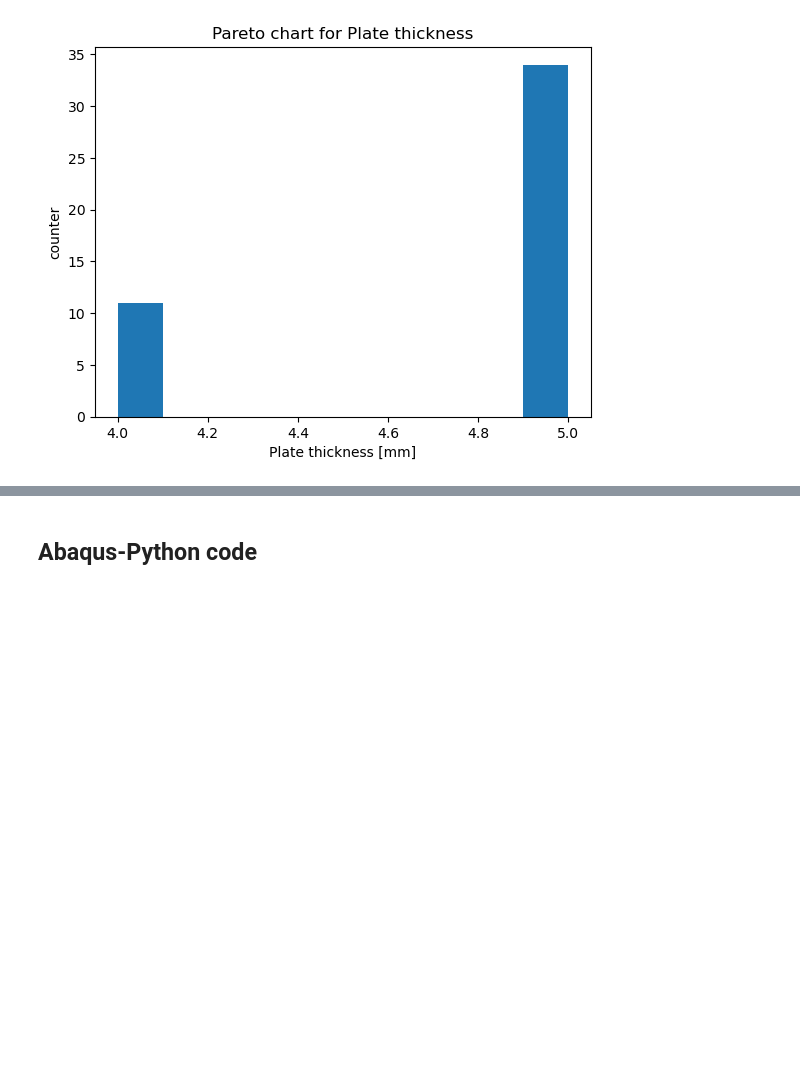
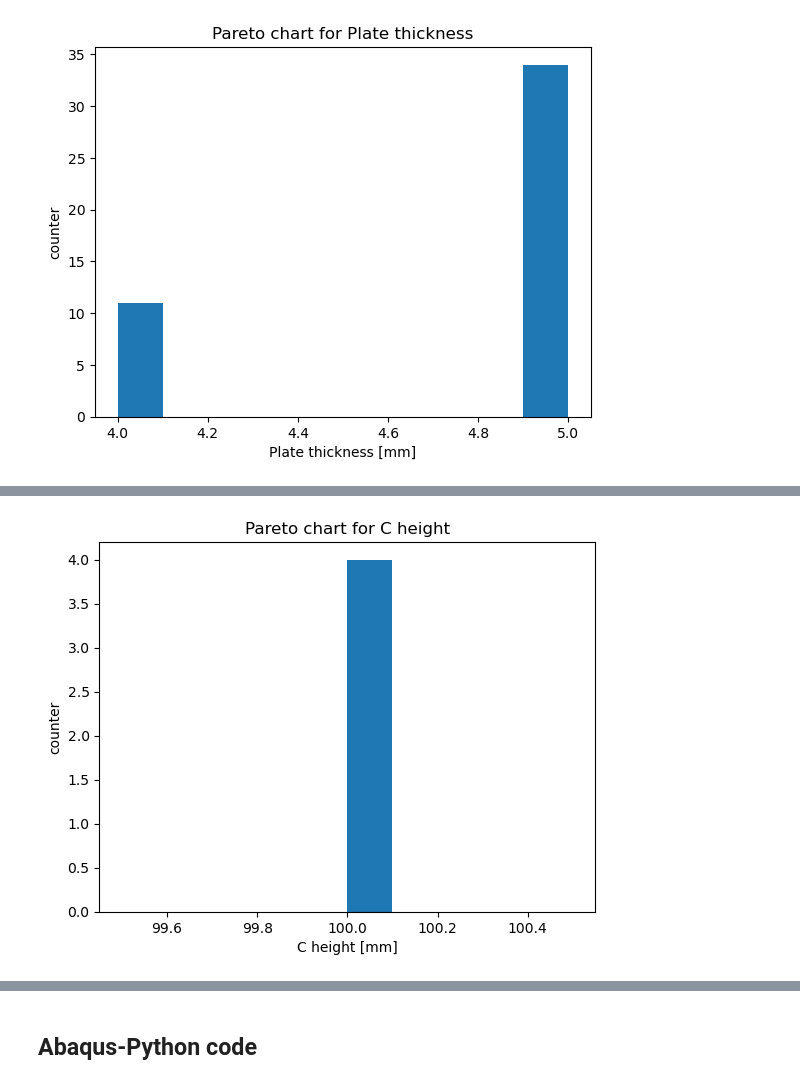
Before and after one commit to lcpinello/PythonDrivingLicense, a Jupyter notebook: Project.ipynb, the cells around one changed output, grey strips where cells are left out. Cells and saved outputs as stored; diff of their text form; code cells hidden in the pictures; blank space fills up the shorter version.

```diff
--- a/Project.ipynb
+++ b/Project.ipynb
@@ -273,0 +777,8 @@ plt.show()
+# %%
+fig, ax = plt.subplots()
+plt.hist(C_height)
+ax.set_title('Pareto chart for C height')
+ax.set(xlabel='C height [mm]', ylabel='counter')
+plt.show()
+# %% [output]
+[figure, added]
```
Also changed, not shown: parts of 8 cells of this notebook.
